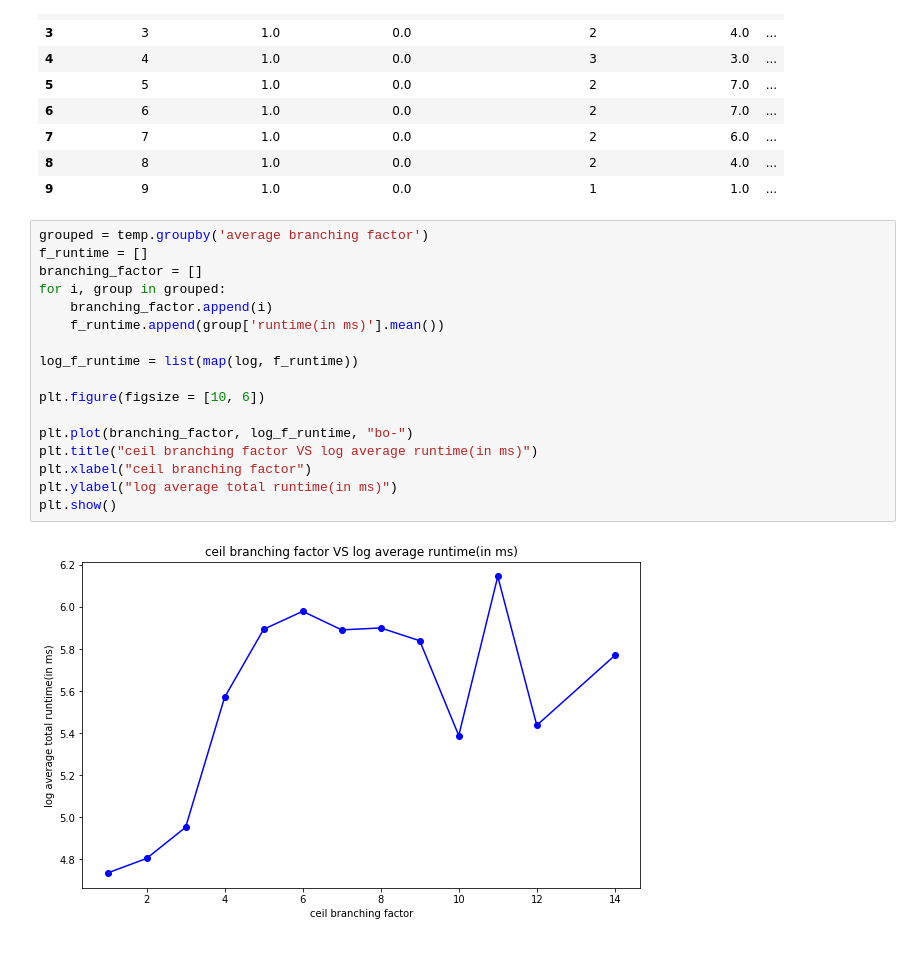
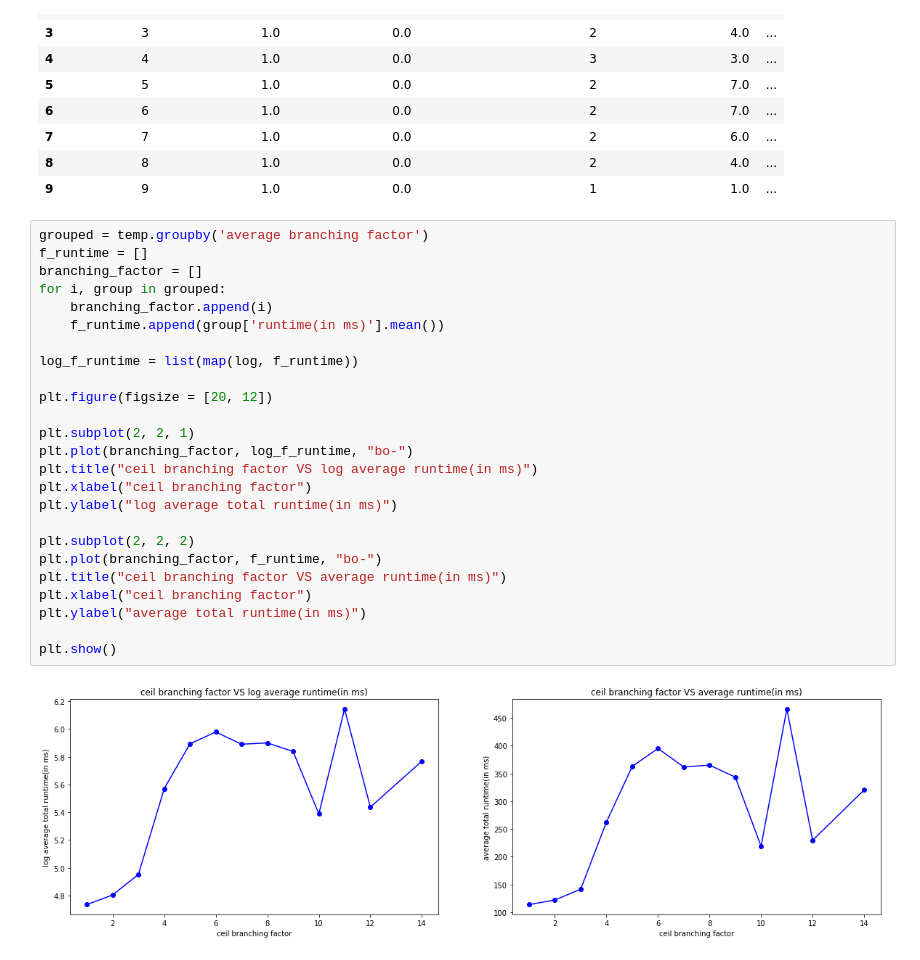
Before and after one commit to yangxvlin/Board-Game-Chexer-AI, a Jupyter notebook: project1/report.ipynb, the cells around one changed output. Drawn from its saved outputs; the diff is of its cells as text.

```diff
--- a/project1/report.ipynb
+++ b/project1/report.ipynb
@@ -208,21 +240,29 @@ temp.head(10)
 # %%
 grouped = temp.groupby('average branching factor')
 f_runtime = []
 branching_factor = []
 for i, group in grouped:
     branching_factor.append(i)
     f_runtime.append(group['runtime(in ms)'].mean())
 
 log_f_runtime = list(map(log, f_runtime))
 
-plt.figure(figsize = [10, 6])
+plt.figure(figsize = [20, 12])
 
+plt.subplot(2, 2, 1)
 plt.plot(branching_factor, log_f_runtime, "bo-")
 plt.title("ceil branching factor VS log average runtime(in ms)")
 plt.xlabel("ceil branching factor")
 plt.ylabel("log average total runtime(in ms)")
+
+plt.subplot(2, 2, 2)
+plt.plot(branching_factor, f_runtime, "bo-")
+plt.title("ceil branching factor VS average runtime(in ms)")
+plt.xlabel("ceil branching factor")
+plt.ylabel("average total runtime(in ms)")
+
 plt.show()
 # %% [output]
-[figure, old version]
+[figure, new version]
 # %%
 # method 2: bins branching factors
```
Also changed, not shown: parts of 5 cells of this notebook.
